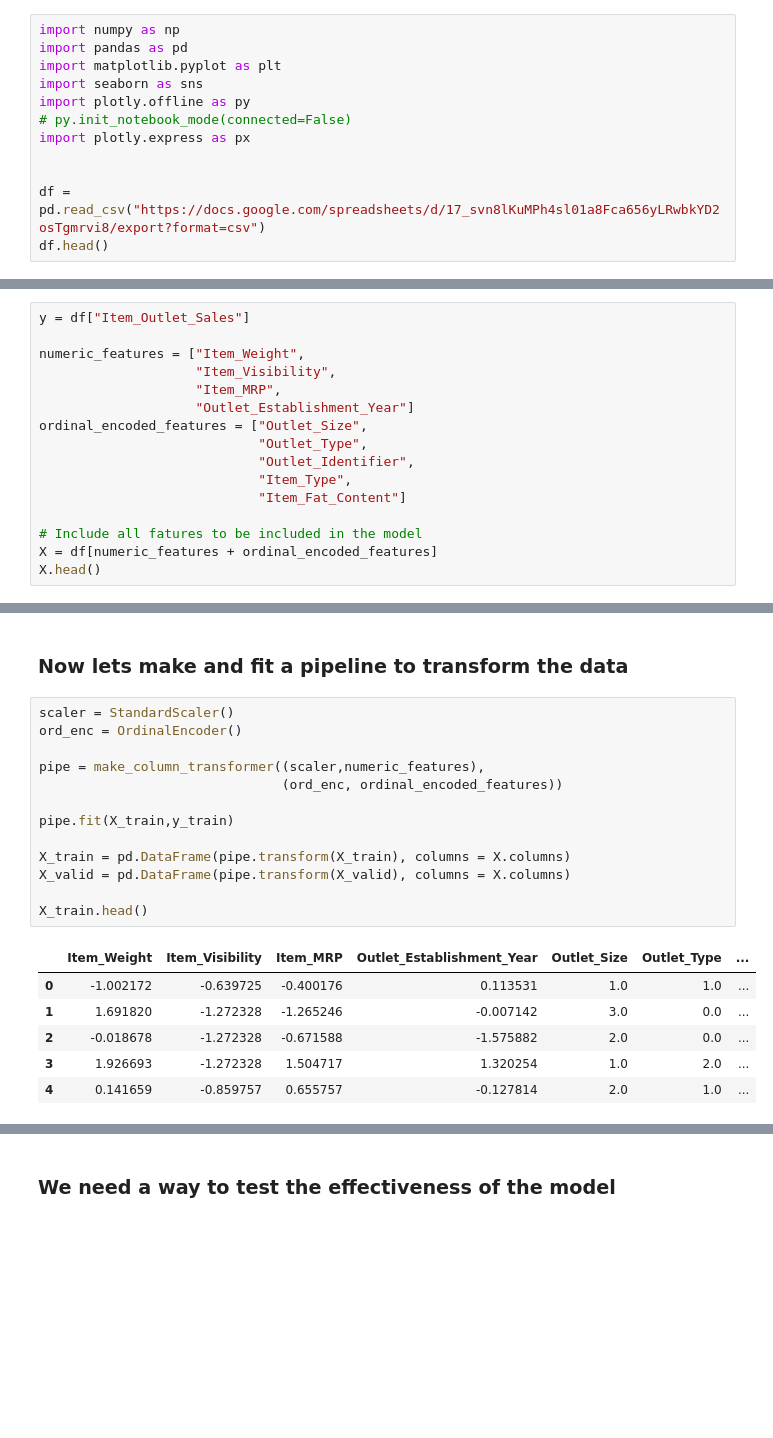
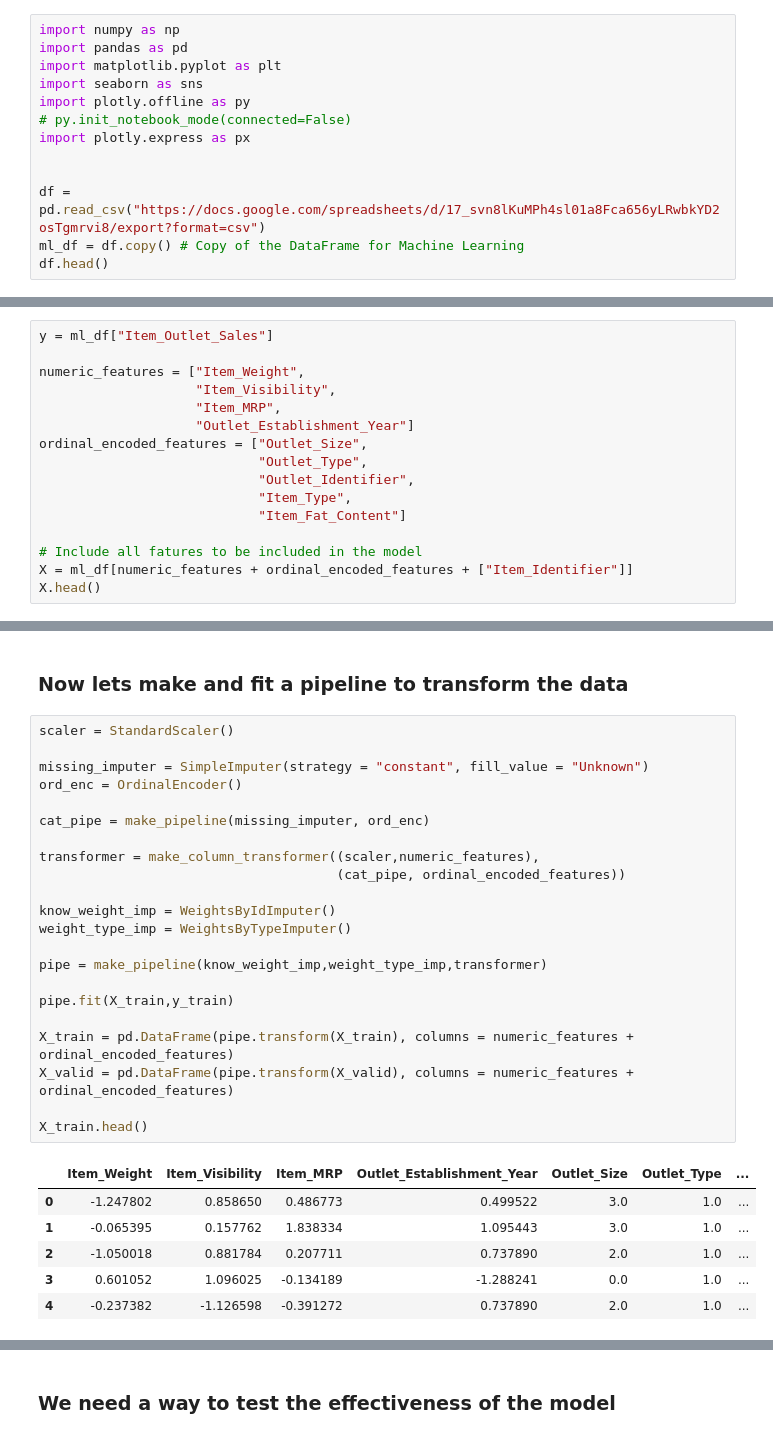
Before and after one commit to SeraphDev6/BigMart-Sales-Predictions, a Jupyter notebook: BigMart_Sales_Predictions.ipynb, the cells around one changed output, grey strips where cells are left out. Drawn from its saved outputs; the diff is of its cells as text; blank space fills up the shorter version.

```diff
--- a/BigMart_Sales_Predictions.ipynb
+++ b/BigMart_Sales_Predictions.ipynb
@@ -15,6 +15,7 @@ import plotly.express as px
 
 
 df = pd.read_csv("https://docs.google.com/spreadsheets/d/17_svn8lKuMPh4sl01a8Fca656yLRwbkYD2osTgmrvi8/export?format=csv")
+ml_df = df.copy() # Copy of the DataFrame for Machine Learning
 df.head()
 # %% [output]
 |  | Item_Identifier | Item_Weight | Item_Fat_Content | Item_Visibility | Item_Type | Item_MRP | ... |
@@ -411,7 +416,7 @@ from sklearn.compose import make_column_transformer
 # %% [markdown]
 ### Now we will seperate the data into our prediction's target (Item_Outlet_Sales) and the data used to estimate that target. We will also seperate out test data from validation data to prevent data leaks.
 # %%
-y = df["Item_Outlet_Sales"]
+y = ml_df["Item_Outlet_Sales"]
 
 numeric_features = ["Item_Weight",
                     "Item_Visibility",
@@ -424,7 +429,7 @@ ordinal_encoded_features = ["Outlet_Size",
                             "Item_Fat_Content"]
 
 # Include all fatures to be included in the model
-X = df[numeric_features + ordinal_encoded_features]
+X = ml_df[numeric_features + ordinal_encoded_features + ["Item_Identifier"]]
 X.head()
 # %% [output]
 |  | Item_Weight | Item_Visibility | Item_MRP | Outlet_Establishment_Year | Outlet_Size | Outlet_Type | ... |
@@ -441,22 +490,31 @@ X_train, X_valid, y_train, y_valid = train_test_split(X, y, random_state=1)
 ### Now lets make and fit a pipeline to transform the data
 # %%
 scaler = StandardScaler()
+
+missing_imputer = SimpleImputer(strategy = "constant", fill_value = "Unknown")
 ord_enc = OrdinalEncoder()
 
-pipe = make_column_transformer((scaler,numeric_features),
-                               (ord_enc, ordinal_encoded_features))
+cat_pipe = make_pipeline(missing_imputer, ord_enc)
+
+transformer = make_column_transformer((scaler,numeric_features),
+                                      (cat_pipe, ordinal_encoded_features))
+
+know_weight_imp = WeightsByIdImputer()
+weight_type_imp = WeightsByTypeImputer()
+
+pipe = make_pipeline(know_weight_imp,weight_type_imp,transformer)
 
 pipe.fit(X_train,y_train)
 
-X_train = pd.DataFrame(pipe.transform(X_train), columns = X.columns)
-X_valid = pd.DataFrame(pipe.transform(X_valid), columns = X.columns)
+X_train = pd.DataFrame(pipe.transform(X_train), columns = numeric_features + ordinal_encoded_features)
+X_valid = pd.DataFrame(pipe.transform(X_valid), columns = numeric_features + ordinal_encoded_features)
 
 X_train.head()
 # %% [output]
 |  | Item_Weight | Item_Visibility | Item_MRP | Outlet_Establishment_Year | Outlet_Size | Outlet_Type | ... |
-| 0 | -1.002172 | -0.639725 | -0.400176 | 0.113531 | 1.0 | 1.0 | ... |
-| 1 | 1.691820 | -1.272328 | -1.265246 | -0.007142 | 3.0 | 0.0 | ... |
-| 2 | -0.018678 | -1.272328 | -0.671588 | -1.575882 | 2.0 | 0.0 | ... |
-| 3 | 1.926693 | -1.272328 | 1.504717 | 1.320254 | 1.0 | 2.0 | ... |
-| 4 | 0.141659 | -0.859757 | 0.655757 | -0.127814 | 2.0 | 1.0 | ... |
+| 0 | -1.247802 | 0.858650 | 0.486773 | 0.499522 | 3.0 | 1.0 | ... |
+| 1 | -0.065395 | 0.157762 | 1.838334 | 1.095443 | 3.0 | 1.0 | ... |
+| 2 | -1.050018 | 0.881784 | 0.207711 | 0.737890 | 2.0 | 1.0 | ... |
+| 3 | 0.601052 | 1.096025 | -0.134189 | -1.288241 | 0.0 | 1.0 | ... |
+| 4 | -0.237382 | -1.126598 | -0.391272 | 0.737890 | 2.0 | 1.0 | ... |
 # %% [markdown]
```
Also changed, not shown: parts of 21 cells of this notebook.
